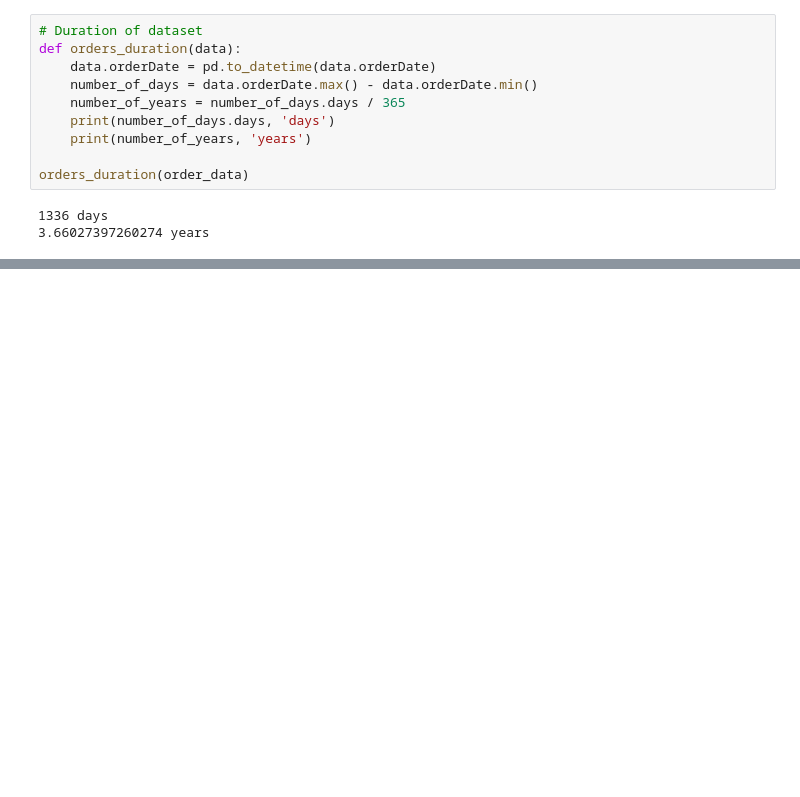
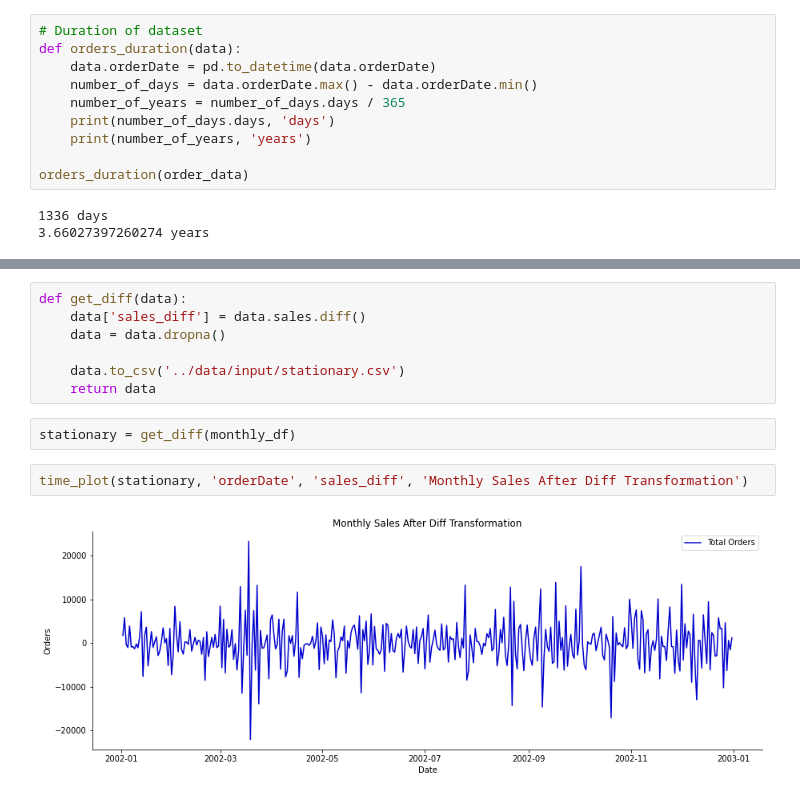
Before and after one commit to YlmRdm/order-forecaster, a Jupyter notebook: notebooks/01-preprocess.ipynb, the cells around one changed output, grey strips where cells are left out. Drawn from its saved outputs; the diff is of its cells as text; blank space fills up the shorter version.

```diff
--- a/notebooks/01-preprocess.ipynb
+++ b/notebooks/01-preprocess.ipynb
@@ -87,0 +168,13 @@ orders_per_day()
+# %%
+def get_diff(data):
+    data['sales_diff'] = data.sales.diff()
+    data = data.dropna()
+
+    data.to_csv('../data/input/stationary.csv')
+    return data
+# %%
+stationary = get_diff(monthly_df)
+# %%
+time_plot(stationary, 'orderDate', 'sales_diff', 'Monthly Sales After Diff Transformation')
+# %% [output]
+[figure, added]
```
Also changed, not shown: parts of 11 cells of this notebook, 1 other file.
